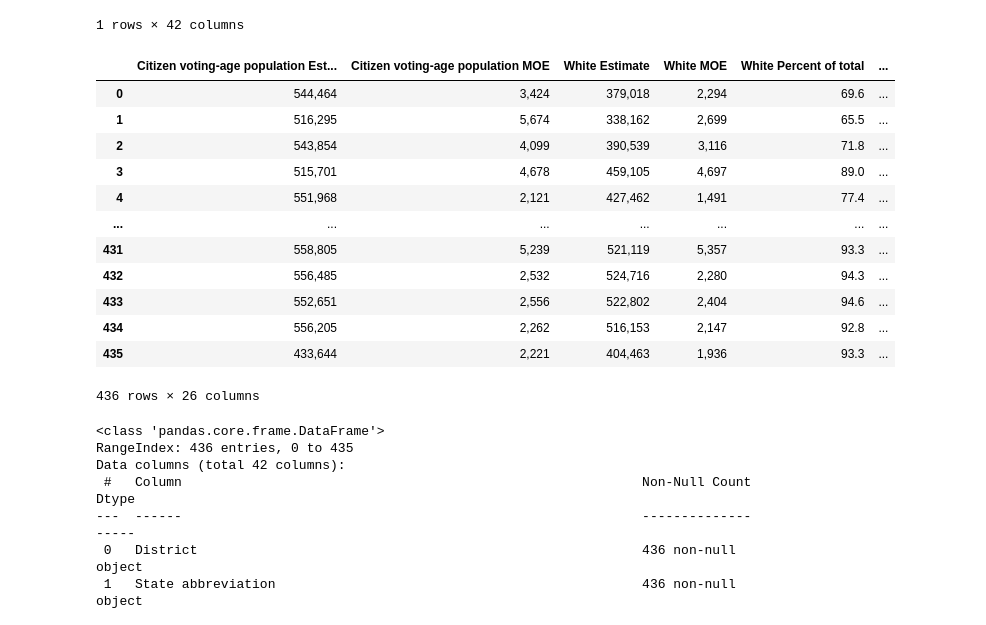
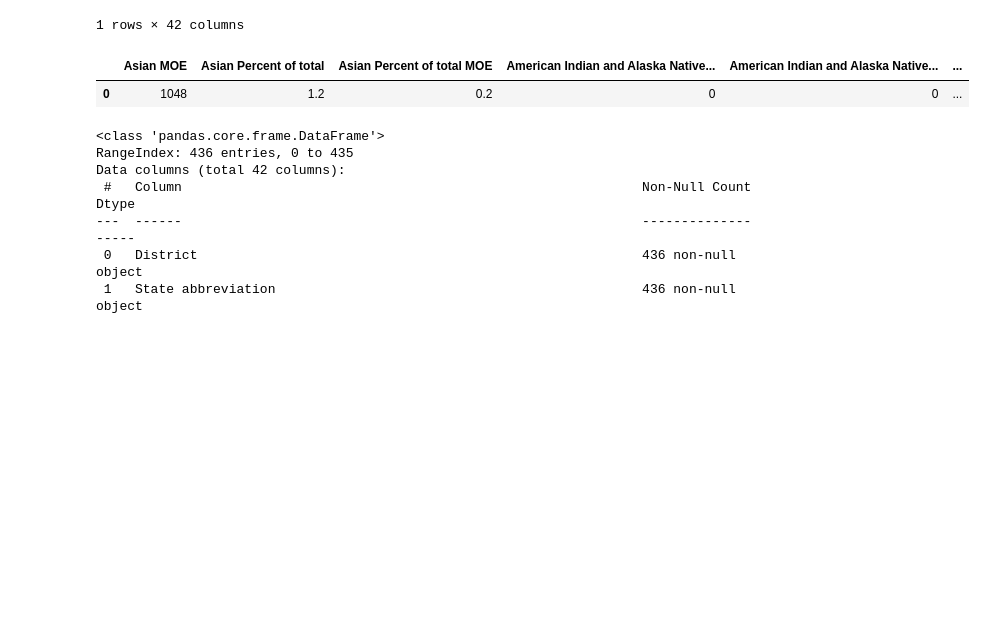
Before and after one commit to tthoang/Reading-Between-the-Gerrymandered-Lines, a Jupyter notebook: notebooks/demographics_eda.ipynb, the cells around one changed output. Cells and saved outputs as stored; diff of their text form; code cells hidden in the pictures; blank space fills up the shorter version.

```diff
--- a/notebooks/demographics_eda.ipynb
+++ b/notebooks/demographics_eda.ipynb
@@ -1018,21 +1018,10 @@ voting_race.loc[voting_race['State name'] == 'Wyoming']
 | 435 | WY-At-large | WY | Wyoming | At-large | 433,644 | ... |
 1 rows × 42 columns
 # %%
-voting_race.iloc[:436, 4:30]
+voting_race.iloc[:1, 15:30]
 # %% [output]
-|  | Citizen voting-age population Est... | Citizen voting-age population MOE | White Estimate | White MOE | White Percent of total | ... |
-| 0 | 544,464 | 3,424 | 379,018 | 2,294 | 69.6 | ... |
-| 1 | 516,295 | 5,674 | 338,162 | 2,699 | 65.5 | ... |
-| 2 | 543,854 | 4,099 | 390,539 | 3,116 | 71.8 | ... |
-| 3 | 515,701 | 4,678 | 459,105 | 4,697 | 89.0 | ... |
-| 4 | 551,968 | 2,121 | 427,462 | 1,491 | 77.4 | ... |
-| ... | ... | ... | ... | ... | ... | ... |
-| 431 | 558,805 | 5,239 | 521,119 | 5,357 | 93.3 | ... |
-| 432 | 556,485 | 2,532 | 524,716 | 2,280 | 94.3 | ... |
-| 433 | 552,651 | 2,556 | 522,802 | 2,404 | 94.6 | ... |
-| 434 | 556,205 | 2,262 | 516,153 | 2,147 | 92.8 | ... |
-| 435 | 433,644 | 2,221 | 404,463 | 1,936 | 93.3 | ... |
+|  | Asian MOE | Asian Percent of total | Asian Percent of total MOE | American Indian and Alaska Native... | American Indian and Alaska Native... | ... |
+| 0 | 1048 | 1.2 | 0.2 | 0 | 0 | ... |
-436 rows × 26 columns
 # %%
 #voting_race.fillna()
 #voting_race.fillna(self, value=None, method=None, axis=None, inplace=False, limit=None, downcast=None)#→Union[ForwardRef(‘voting_race’), NoneType]
```
Also changed, not shown: parts of 12 cells of this notebook.
